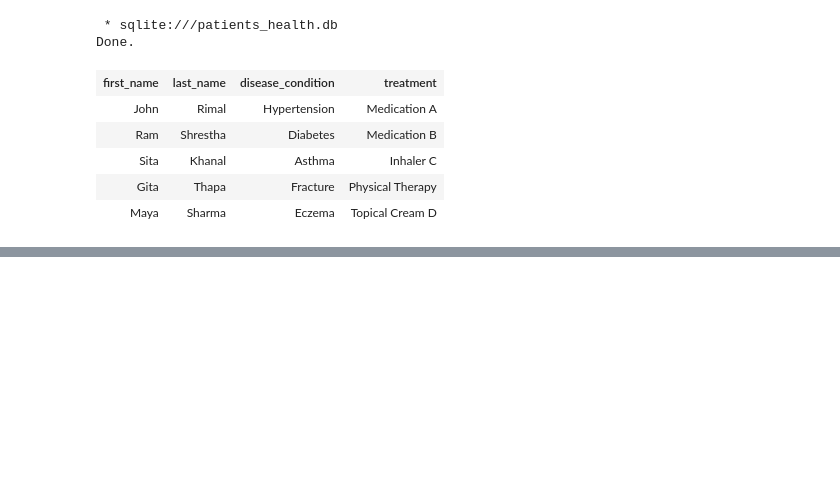
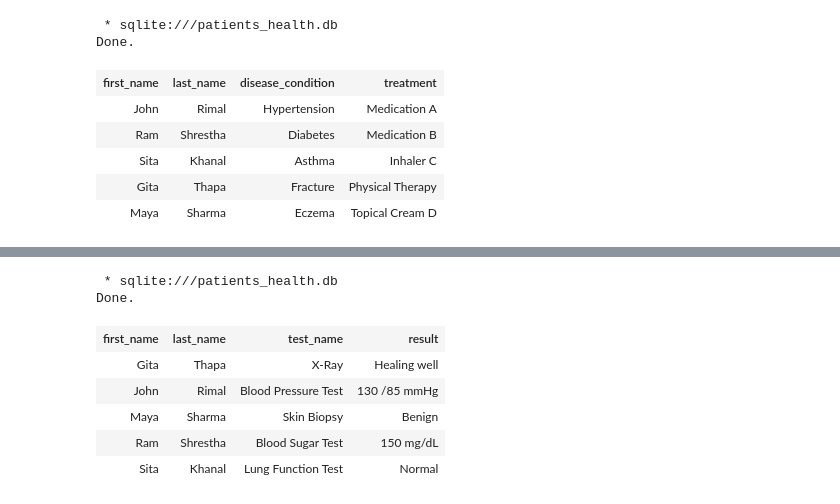
Before and after one commit to atignaschhetri/Health-record-system, a Jupyter notebook: app.ipynb, the cells around one changed output, grey strips where cells are left out. Saved outputs shown, nothing was run; the diff lists cells and outputs as text; code cells hidden in the pictures; blank space fills up the shorter version.

```diff
--- a/app.ipynb
+++ b/app.ipynb
@@ -333,0 +334,18 @@ Done.
+# %%
+%%sql
+SELECT Patients.first_name, Patients.last_name, Lab_Results.test_name, Lab_Results.result
+FROM Patients
+LEFT JOIN Lab_Results ON Patients.patient_id = Lab_Results.patient_id
+UNION
+SELECT Patients.first_name, Patients.last_name, Lab_Results.test_name, Lab_Results.result
+FROM Patients
+RIGHT JOIN Lab_Results ON Patients.patient_id = Lab_Results.patient_id;
+# %% [output]
+ * sqlite:///patients_health.db
+Done.
+| first_name | last_name | test_name | result |
+| Gita | Thapa | X-Ray | Healing well |
+| John | Rimal | Blood Pressure Test | 130 /85 mmHg |
+| Maya | Sharma | Skin Biopsy | Benign |
+| Ram | Shrestha | Blood Sugar Test | 150 mg/dL |
+| Sita | Khanal | Lung Function Test | Normal |
```
Also changed, not shown: parts of 17 cells of this notebook.
